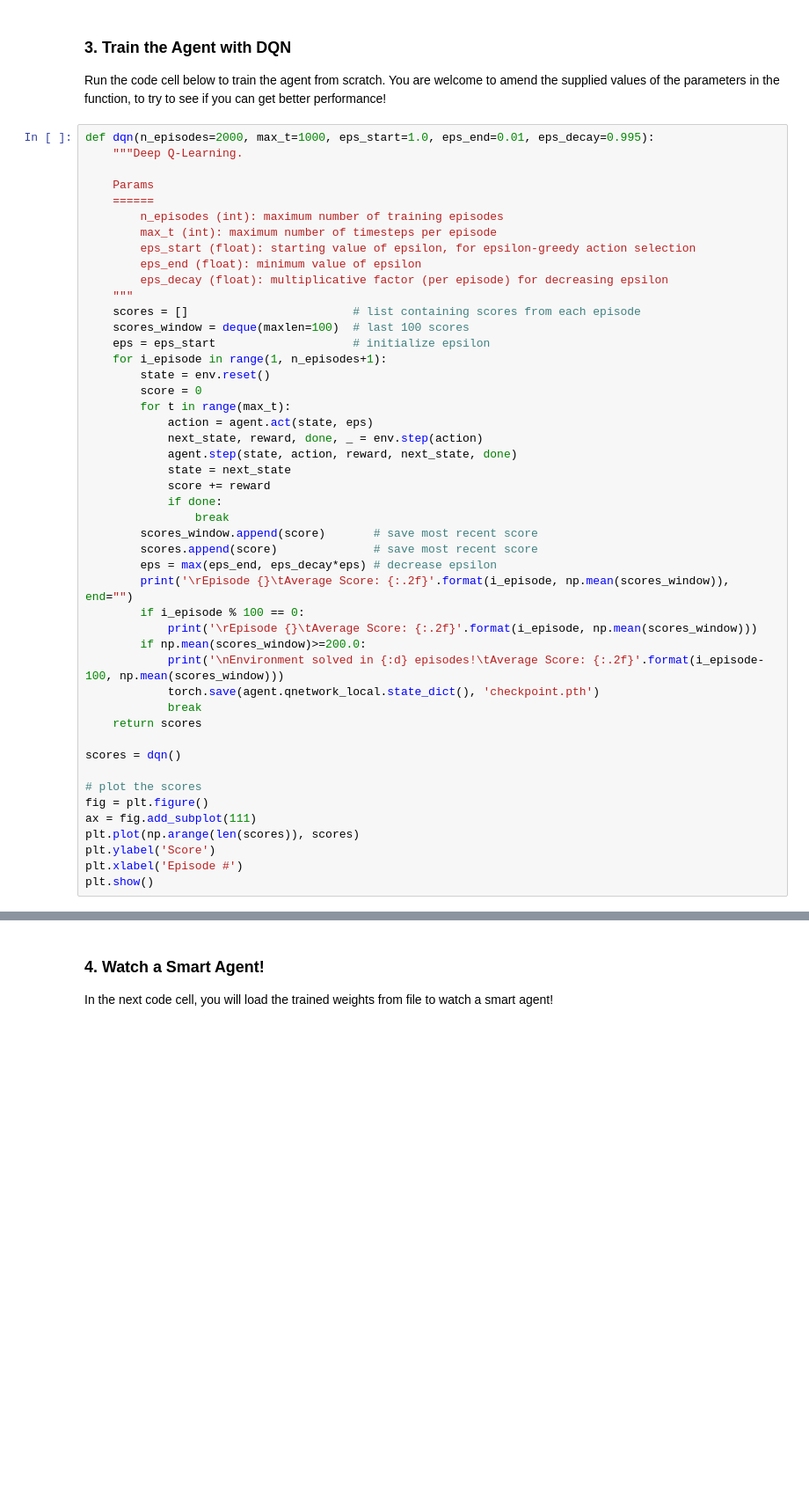
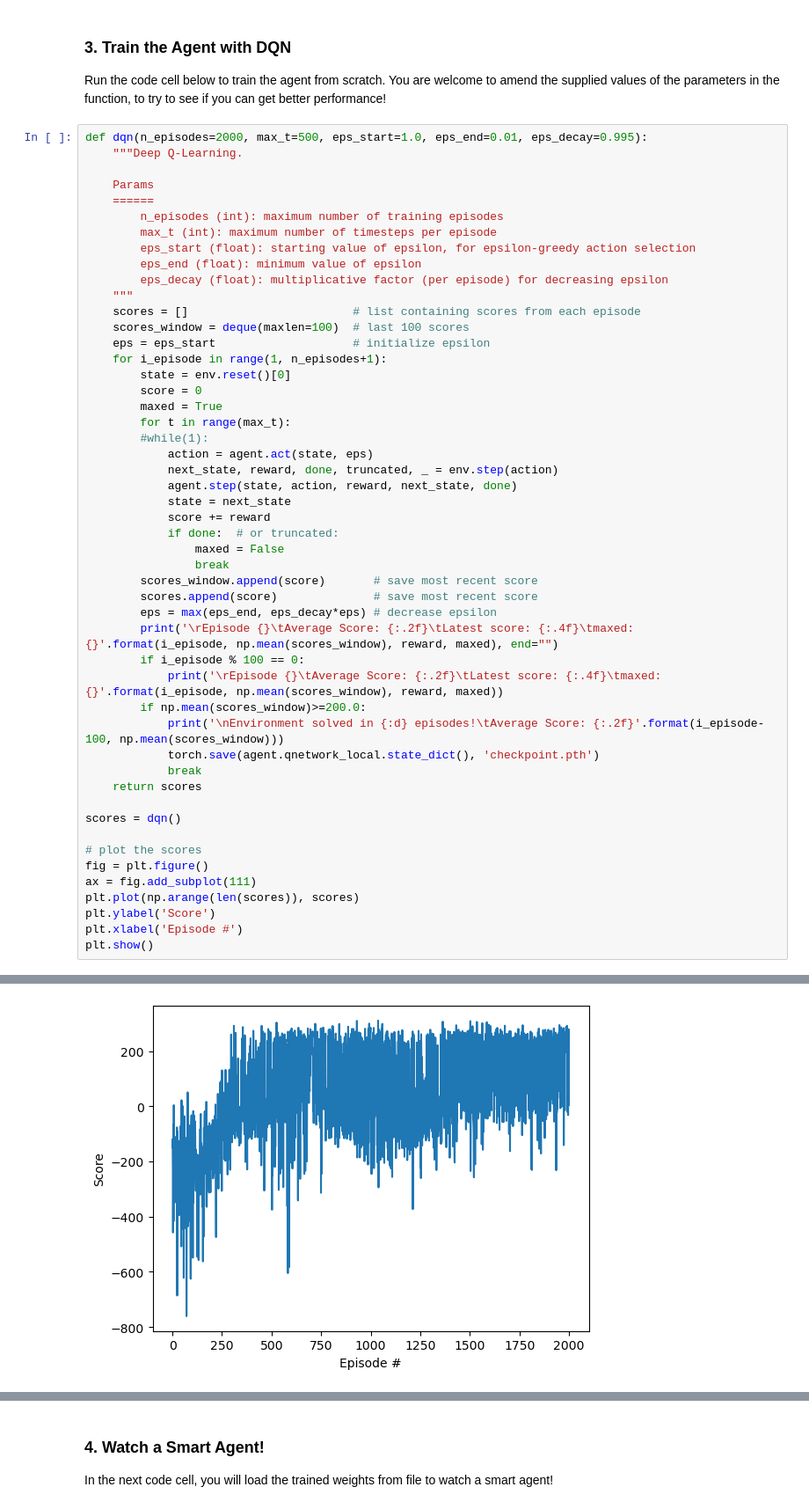
Before and after one commit to armhzjz/deep-reinforcement-learning, a Jupyter notebook: dqn/exercise/Deep_Q_Network.ipynb, the cells around one changed output, grey strips where cells are left out. Shown at 88% size. Cells and saved outputs as stored; diff of their text form; blank space fills up the shorter version.

```diff
--- a/dqn/exercise/Deep_Q_Network.ipynb
+++ b/dqn/exercise/Deep_Q_Network.ipynb
@@ -51,7 +90,7 @@ env.close()
 
 Run the code cell below to train the agent from scratch.  You are welcome to amend the supplied values of the parameters in the function, to try to see if you can get better performance!
 # %%
-def dqn(n_episodes=2000, max_t=1000, eps_start=1.0, eps_end=0.01, eps_decay=0.995):
+def dqn(n_episodes=2000, max_t=500, eps_start=1.0, eps_end=0.01, eps_decay=0.995):
     """Deep Q-Learning.
 
     Params
@@ -66,22 +105,25 @@ def dqn(n_episodes=2000, max_t=1000, eps_start=1.0, eps_end=0.01, eps_decay=0.99
     scores_window = deque(maxlen=100)  # last 100 scores
     eps = eps_start                    # initialize epsilon
     for i_episode in range(1, n_episodes+1):
-        state = env.reset()
+        state = env.reset()[0]
         score = 0
+        maxed = True
         for t in range(max_t):
+        #while(1):
             action = agent.act(state, eps)
-            next_state, reward, done, _ = env.step(action)
+            next_state, reward, done, truncated, _ = env.step(action)
             agent.step(state, action, reward, next_state, done)
             state = next_state
             score += reward
-            if done:
+            if done:  # or truncated:
+                maxed = False
                 break
         scores_window.append(score)       # save most recent score
         scores.append(score)              # save most recent score
         eps = max(eps_end, eps_decay*eps) # decrease epsilon
-        print('\rEpisode {}\tAverage Score: {:.2f}'.format(i_episode, np.mean(scores_window)), end="")
+        print('\rEpisode {}\tAverage Score: {:.2f}\tLatest score: {:.4f}\tmaxed: {}'.format(i_episode, np.mean(scores_window), reward, maxed), end="")
         if i_episode % 100 == 0:
-            print('\rEpisode {}\tAverage Score: {:.2f}'.format(i_episode, np.mean(scores_window)))
+            print('\rEpisode {}\tAverage Score: {:.2f}\tLatest score: {:.4f}\tmaxed: {}'.format(i_episode, np.mean(scores_window), reward, maxed))
         if np.mean(scores_window)>=200.0:
             print('\nEnvironment solved in {:d} episodes!\tAverage Score: {:.2f}'.format(i_episode-100, np.mean(scores_window)))
             torch.save(agent.qnetwork_local.state_dict(), 'checkpoint.pth')
@@ -97,3 +139,4 @@ plt.plot(np.arange(len(scores)), scores)
 plt.ylabel('Score')
 plt.xlabel('Episode #')
 plt.show()
+# %% [output]
@@ -99,0 +163 @@ plt.show()
+[figure, added]
```
Also changed, not shown: parts of 8 cells of this notebook, 2 other files.
